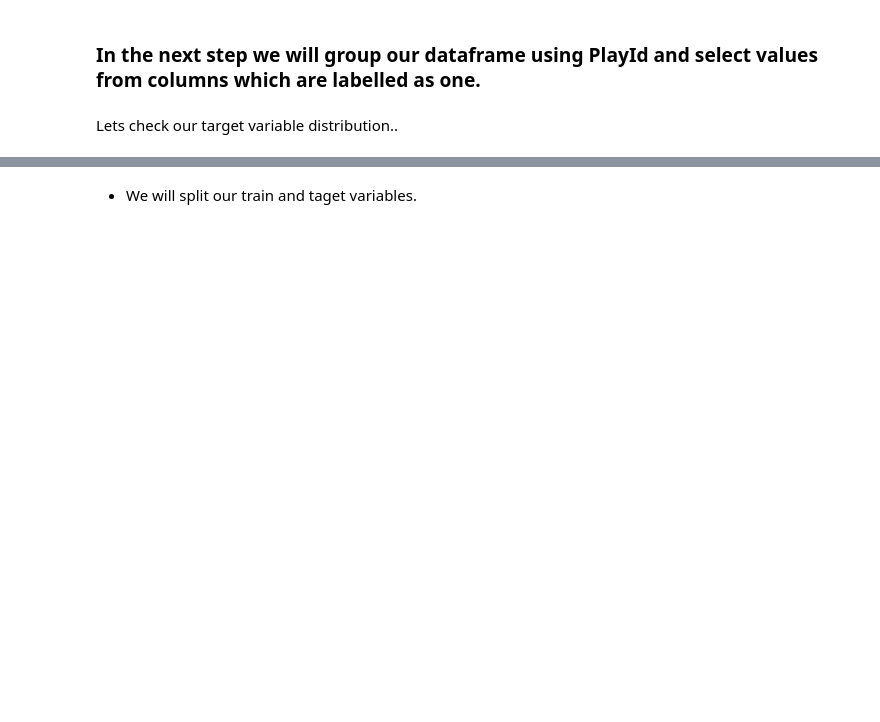
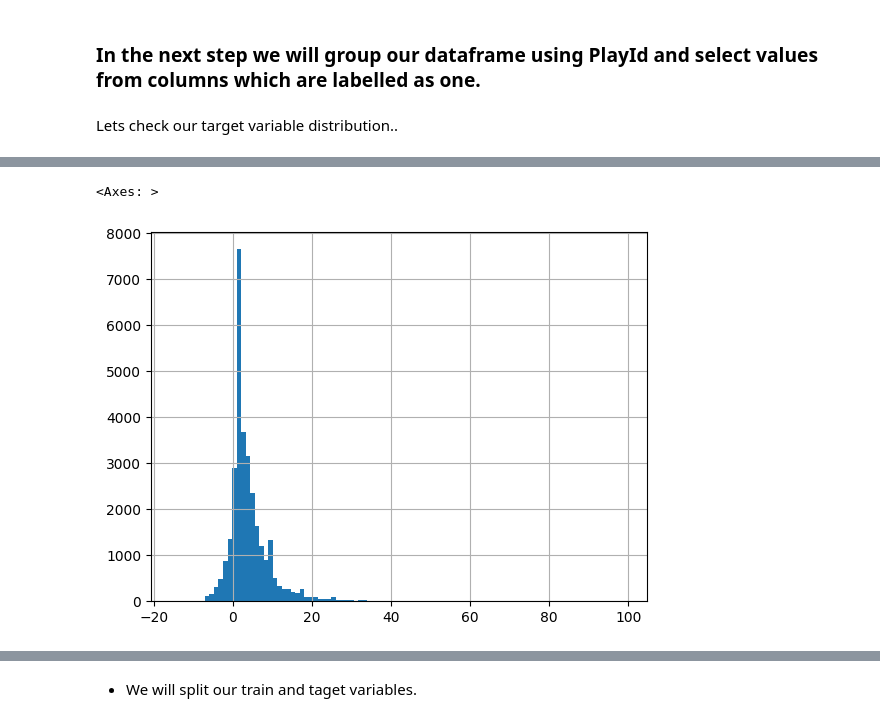
Before and after one commit to giovanni-lunetta/stat5405_final_project, a Jupyter notebook: cleaning.ipynb, the cells around one changed output, grey strips where cells are left out. Drawn from its saved outputs; the diff is of its cells as text; code cells hidden in the pictures; blank space fills up the shorter version.

```diff
--- a/cleaning.ipynb
+++ b/cleaning.ipynb
@@ -491,0 +594,5 @@ sns.distplot(train['Yards'].values)
+# %%
+train['Yards'].hist(bins=100)
+# %% [output]
+<Axes: >
+[figure, added]
```
Also changed, not shown: parts of 29 cells of this notebook.
